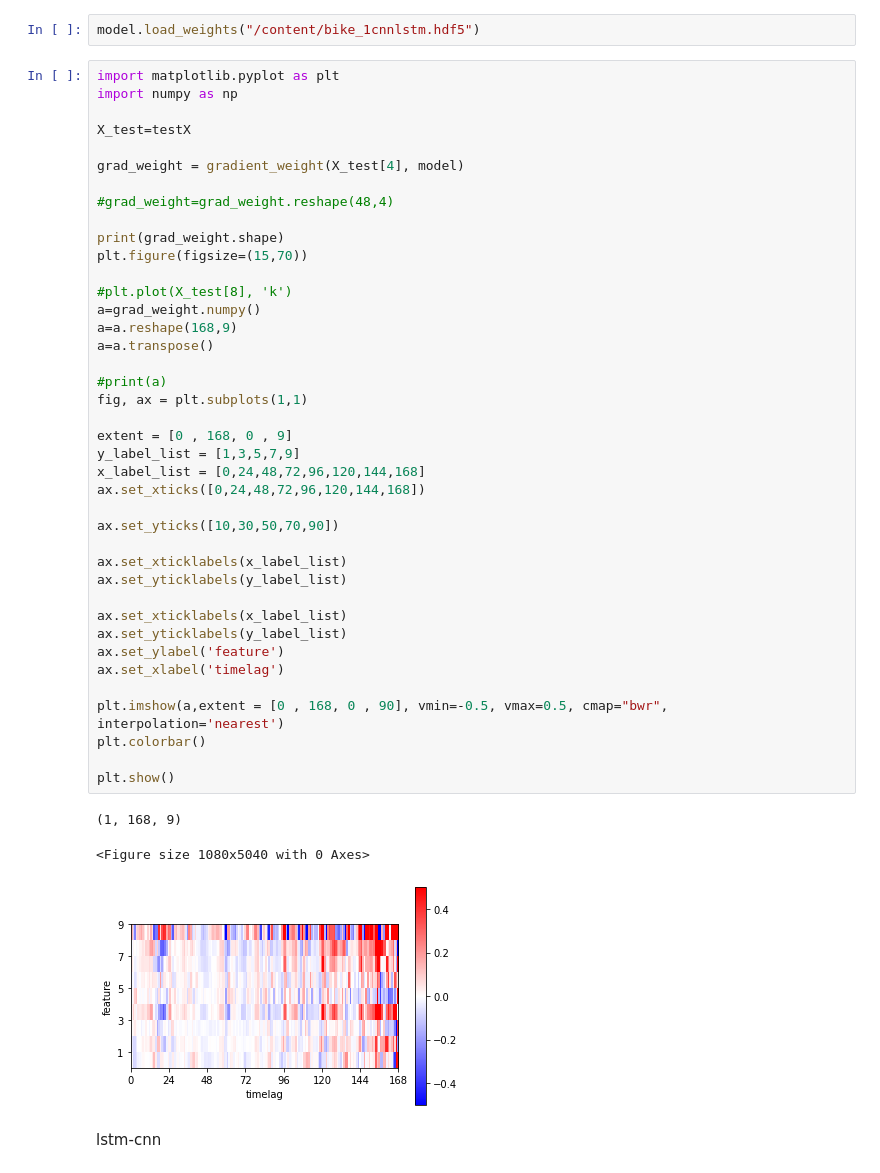
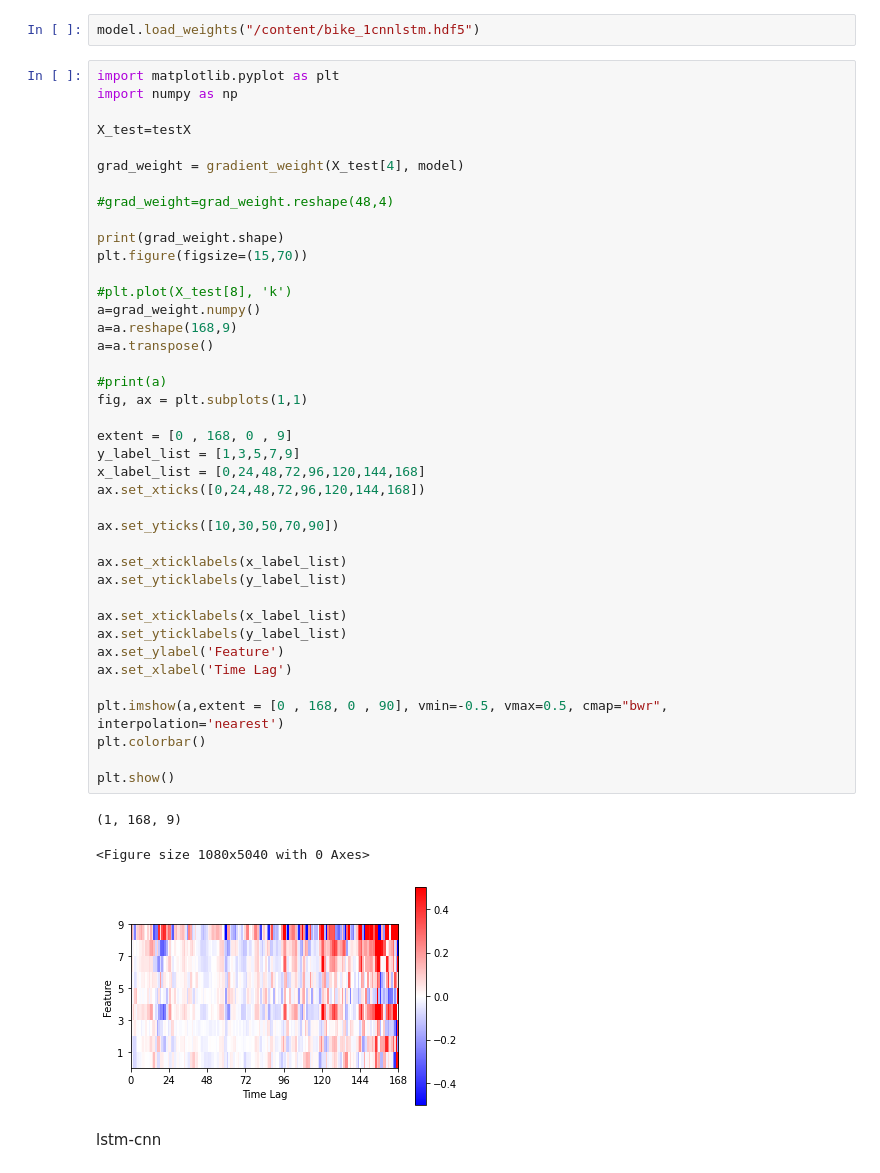
Before and after one commit to ikwak2/hj19_timeseries, a Jupyter notebook: chan/bike feature importance.ipynb, the cells around one changed output. Cells and saved outputs as stored; diff of their text form.

```diff
--- a/chan/bike feature importance.ipynb
+++ b/chan/bike feature importance.ipynb
@@ -294,36 +294,36 @@ print(grad_weight.shape)
 plt.figure(figsize=(15,70))
 
 #plt.plot(X_test[8], 'k')
 a=grad_weight.numpy()
 a=a.reshape(168,9)
 a=a.transpose()
 
 #print(a)
 fig, ax = plt.subplots(1,1)
 
 extent = [0 , 168, 0 , 9]
 y_label_list = [1,3,5,7,9]
 x_label_list = [0,24,48,72,96,120,144,168]
 ax.set_xticks([0,24,48,72,96,120,144,168])
 
 ax.set_yticks([10,30,50,70,90])
 
 ax.set_xticklabels(x_label_list)
 ax.set_yticklabels(y_label_list)
 
 ax.set_xticklabels(x_label_list)
 ax.set_yticklabels(y_label_list)
-ax.set_ylabel('feature')
-ax.set_xlabel('timelag')
+ax.set_ylabel('Feature')
+ax.set_xlabel('Time Lag')
 
 plt.imshow(a,extent = [0 , 168, 0 , 90], vmin=-0.5, vmax=0.5, cmap="bwr", interpolation='nearest')
 plt.colorbar()
 
 plt.show()
 # %% [output]
 (1, 168, 9)
 <Figure size 1080x5040 with 0 Axes>
-[figure, old version]
+[figure, new version]
 # %% [markdown]
 lstm-cnn
 # %%
```
Also changed, not shown: parts of 4 cells of this notebook, 1 other file.
